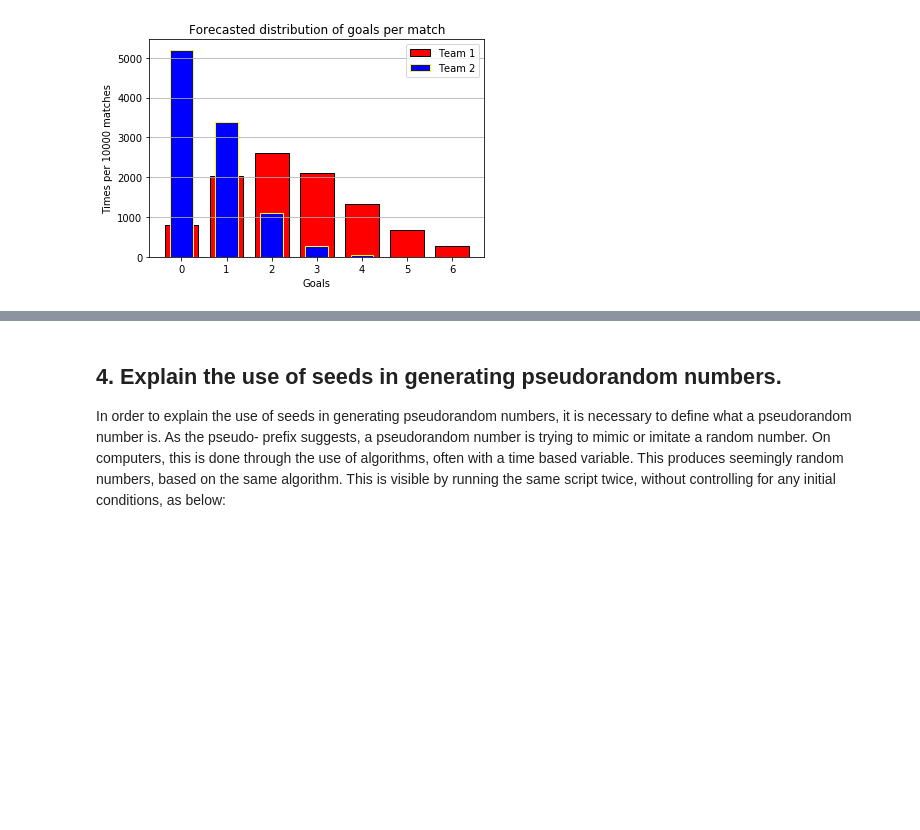
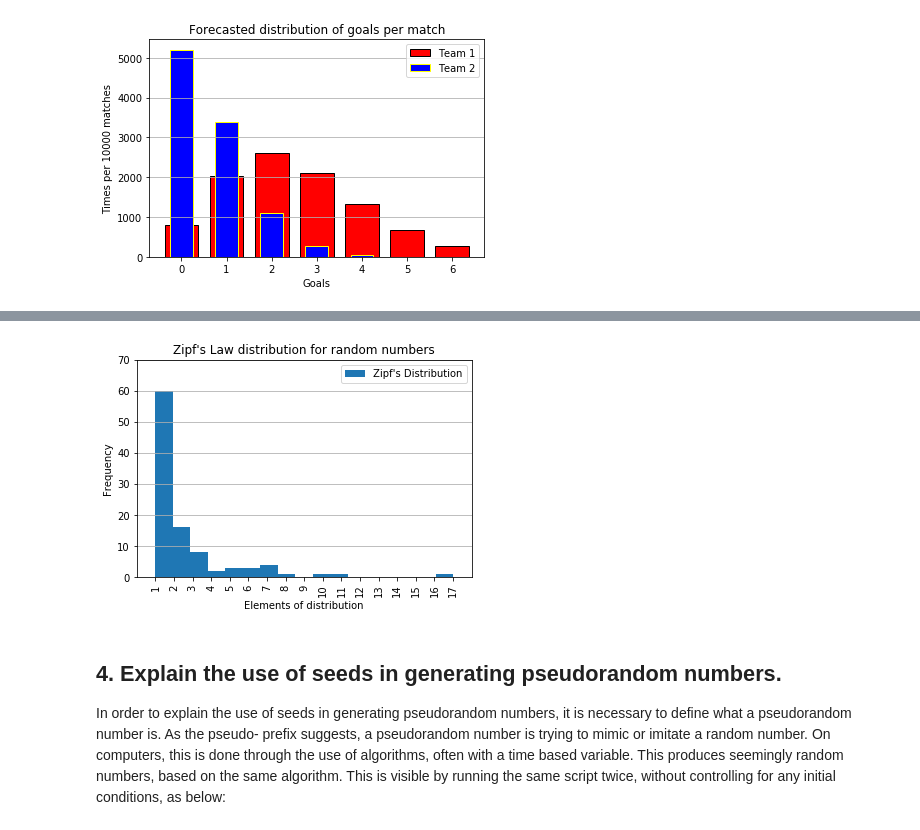
Before and after one commit to Clauric/GMIT_PfDA_Assessment, a Jupyter notebook: Numpy Assignment.ipynb, the cells around one changed output, grey strips where cells are left out. Saved outputs shown, nothing was run; the diff lists cells and outputs as text; code cells hidden in the pictures; blank space fills up the shorter version.

Commit message:
Zipf dist added

```diff
--- a/Numpy Assignment.ipynb
+++ b/Numpy Assignment.ipynb
@@ -283,3 +301,54 @@ plt.show()
+# %%
+# Zipf's Law distributiom
+import numpy as np
+import matplotlib.pyplot as plt
+from collections import Counter
+
+# Set random seed = 22
+np.random.seed(22)
+
+# Set the distibution parameter to 2
+a = 2
+
+# Set the size to 100
+s = 100
+
+# Create Zipf's Law distribution using a and s, and random seed = 22
+x = np.random.zipf(a,s)
+
+# Count the frequency of each element in the array x
+y = Counter(x)
+
+# Return the frequency for the number 1 and round to the nearest 20
+z = y[1]
+z -= z % -20
+
+# Plot the histogram for the distribution and number of bins  equal to the highest value in x
+plt.hist(x, bins=np.amax(x), label="Zipf's Distribution")
+
+# Set the range on the x-axis to the max value in x +1
+plt.xlim(0,np.amax(x)+1)
+
+# Set the range on the y-axis to z + 10
+plt.ylim(0, z+10)
+
+# Set the ticks on the x-axis, and rotate text 90 degrees
+plt.xticks(np.arange(start=1, stop=np.amax(x)+1), rotation=90)
+
+# Set the ticks on the y-axis, and define steps
+plt.yticks(np.arange(start=0, stop=z+20, step=10))
+
+# Plot title, descriptions of x and y axes, y-axis gridlines, and legend
+plt.title("Zipf's Law distribution for random numbers")
+plt.xlabel("Elements of distribution")
+plt.ylabel("Frequency")
+plt.grid(True,axis="y")
+plt.legend()
+
+# Force the plot
+plt.show()
+# %% [output]
+[figure, added]
 # %% [markdown]
 ## 4. Explain the use of seeds in generating pseudorandom numbers.
 
```
Also changed, not shown: parts of 1 cell of this notebook.
